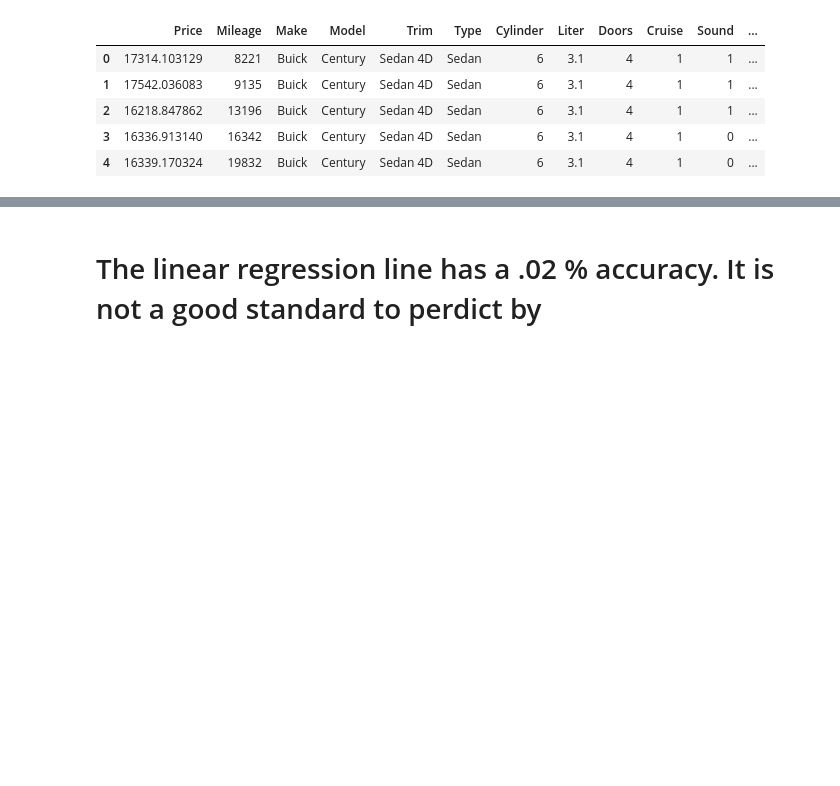
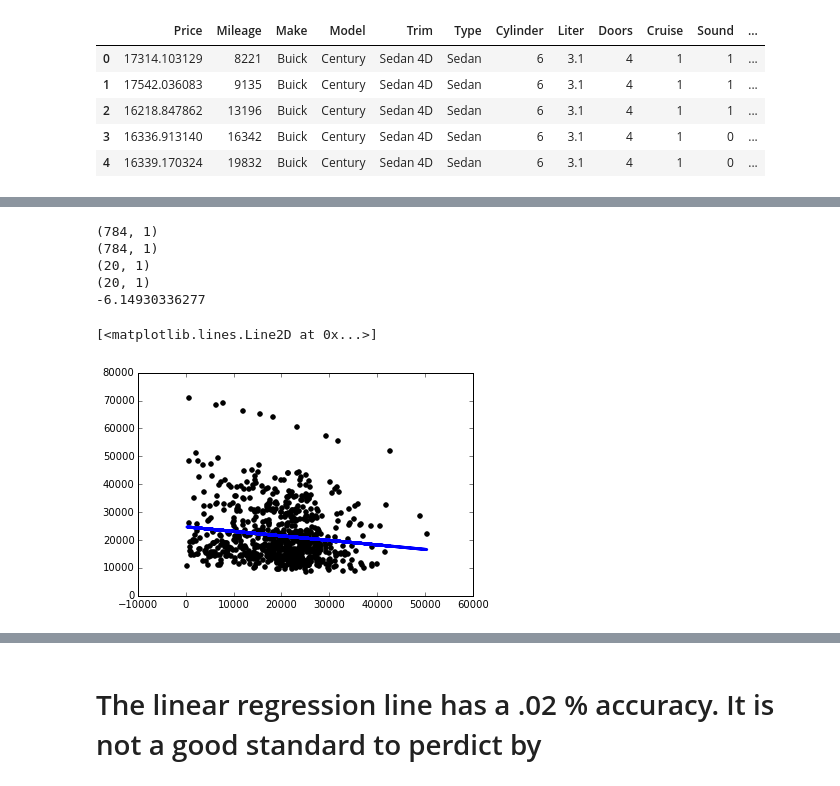
Before and after one commit to bekkblando/linear-regression, a Jupyter notebook: How Much is Your Car Worth.ipynb, the cells around one changed output, grey strips where cells are left out. Cells and saved outputs as stored; diff of their text form; code cells hidden in the pictures; blank space fills up the shorter version.

```diff
--- a/How Much is Your Car Worth.ipynb
+++ b/How Much is Your Car Worth.ipynb
@@ -73,0 +65,5 @@ input_data = df[['Mileage']]
+# %%
+price = df[['Price']]
+price_train = np.array(price[:-20])
+price_test = np.array(price[-20:])
+print("Test", price_test.shape)
@@ -73,0 +89,23 @@ input_data = df[['Mileage']]
+# %%
+input_data_train = np.array(df[['Mileage']][:-20])
+input_data_test = np.array(df[['Mileage']][-20:])
+
+print(input_data_train.shape)
+print(price_train.shape)
+print(input_data_test.shape)
+print(price_test.shape)
+
+
+regr1 = linear_model.LinearRegression()
+regr1.fit(input_data_train, price_train)
+print(regr1.score(input_data_test, price_test))
+plt.scatter(input_data_train, price_train,  color='black')
+plt.plot(input_data_train, regr1.predict(input_data_train), color='blue', linewidth=3)
+# %% [output]
+(784, 1)
+(784, 1)
+(20, 1)
+(20, 1)
+-6.14930336277
+[<matplotlib.lines.Line2D at 0x...>]
+[figure, added]
```
Also changed, not shown: parts of 7 cells of this notebook, 1 other file.
